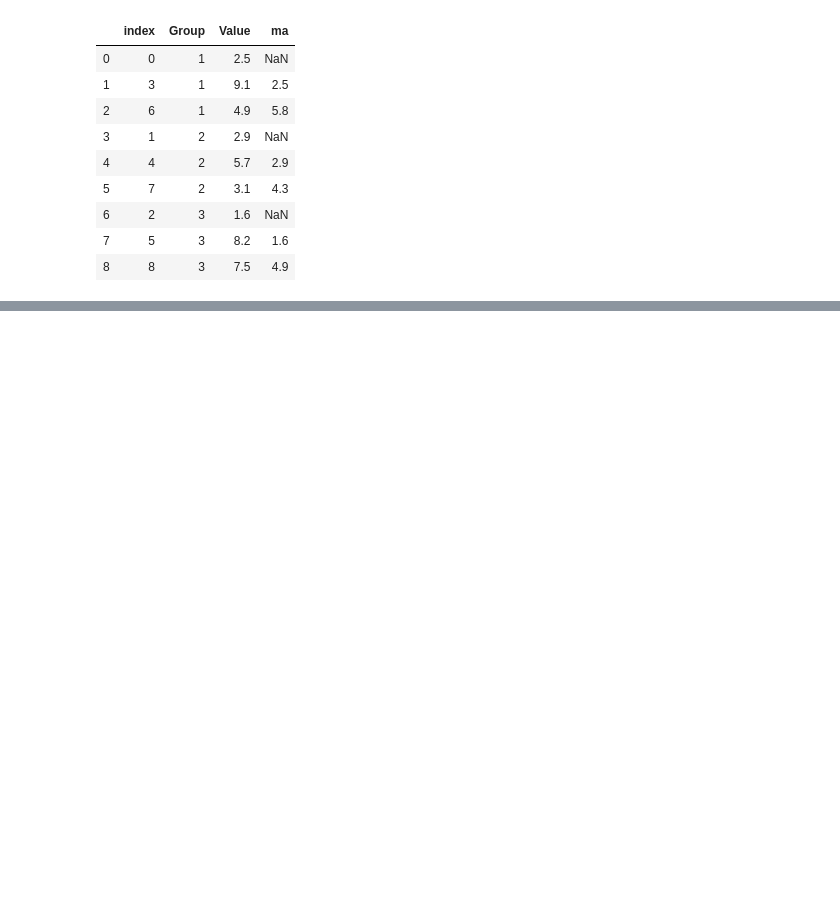
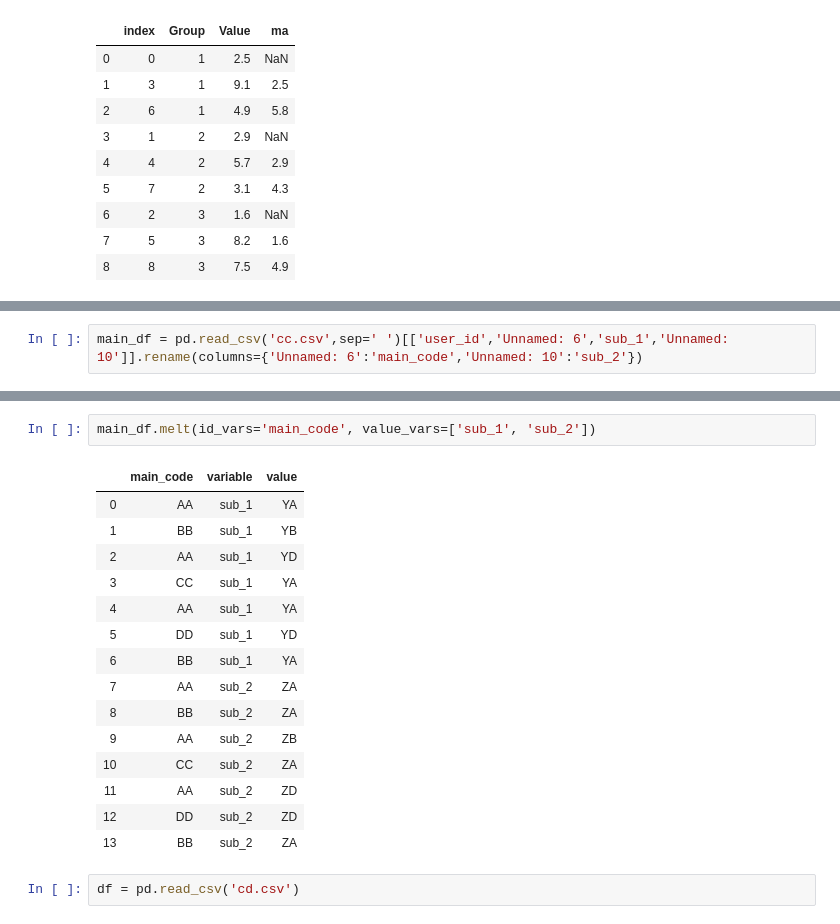
Before and after one commit to Project-Alstonia/jupyterlab_demo_June2020, a Jupyter notebook: Untitled.ipynb, the cells around one changed output, grey strips where cells are left out. Cells and saved outputs as stored; diff of their text form; blank space fills up the shorter version.

```diff
--- a/Untitled.ipynb
+++ b/Untitled.ipynb
@@ -60,0 +155,2 @@ df
+# %%
+main_df = pd.read_csv('cc.csv',sep=' ')[['user_id','Unnamed: 6','sub_1','Unnamed: 10']].rename(columns={'Unnamed: 6':'main_code','Unnamed: 10':'sub_2'})
@@ -60,0 +189,20 @@ df
+# %%
+main_df.melt(id_vars='main_code', value_vars=['sub_1', 'sub_2'])
+# %% [output]
+|  | main_code | variable | value |
+| 0 | AA | sub_1 | YA |
+| 1 | BB | sub_1 | YB |
+| 2 | AA | sub_1 | YD |
+| 3 | CC | sub_1 | YA |
+| 4 | AA | sub_1 | YA |
+| 5 | DD | sub_1 | YD |
+| 6 | BB | sub_1 | YA |
+| 7 | AA | sub_2 | ZA |
+| 8 | BB | sub_2 | ZA |
+| 9 | AA | sub_2 | ZB |
+| 10 | CC | sub_2 | ZA |
+| 11 | AA | sub_2 | ZD |
+| 12 | DD | sub_2 | ZD |
+| 13 | BB | sub_2 | ZA |
+# %%
+df = pd.read_csv('cd.csv')
```
Also changed, not shown: parts of 35 cells of this notebook, 6 other files.
